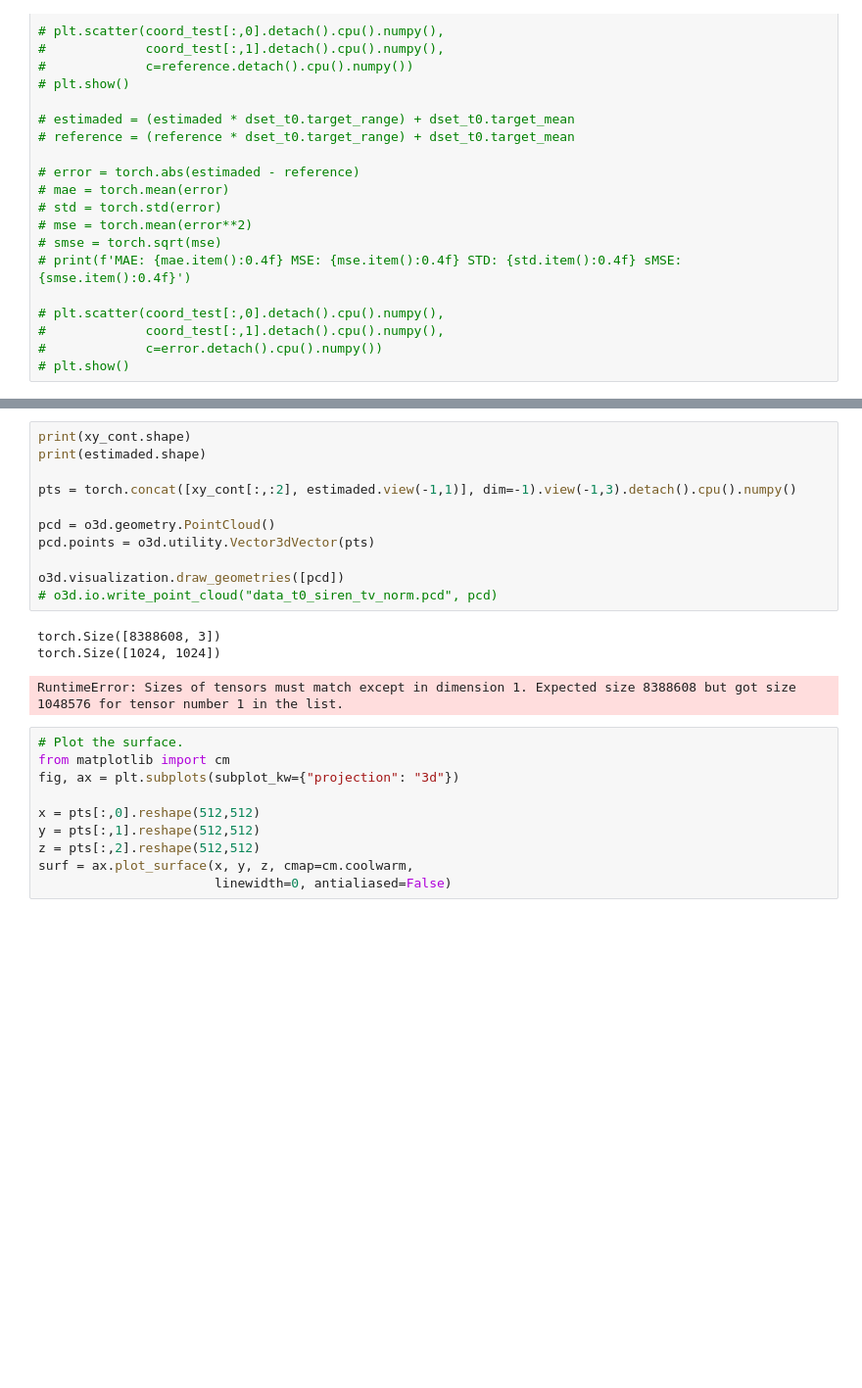
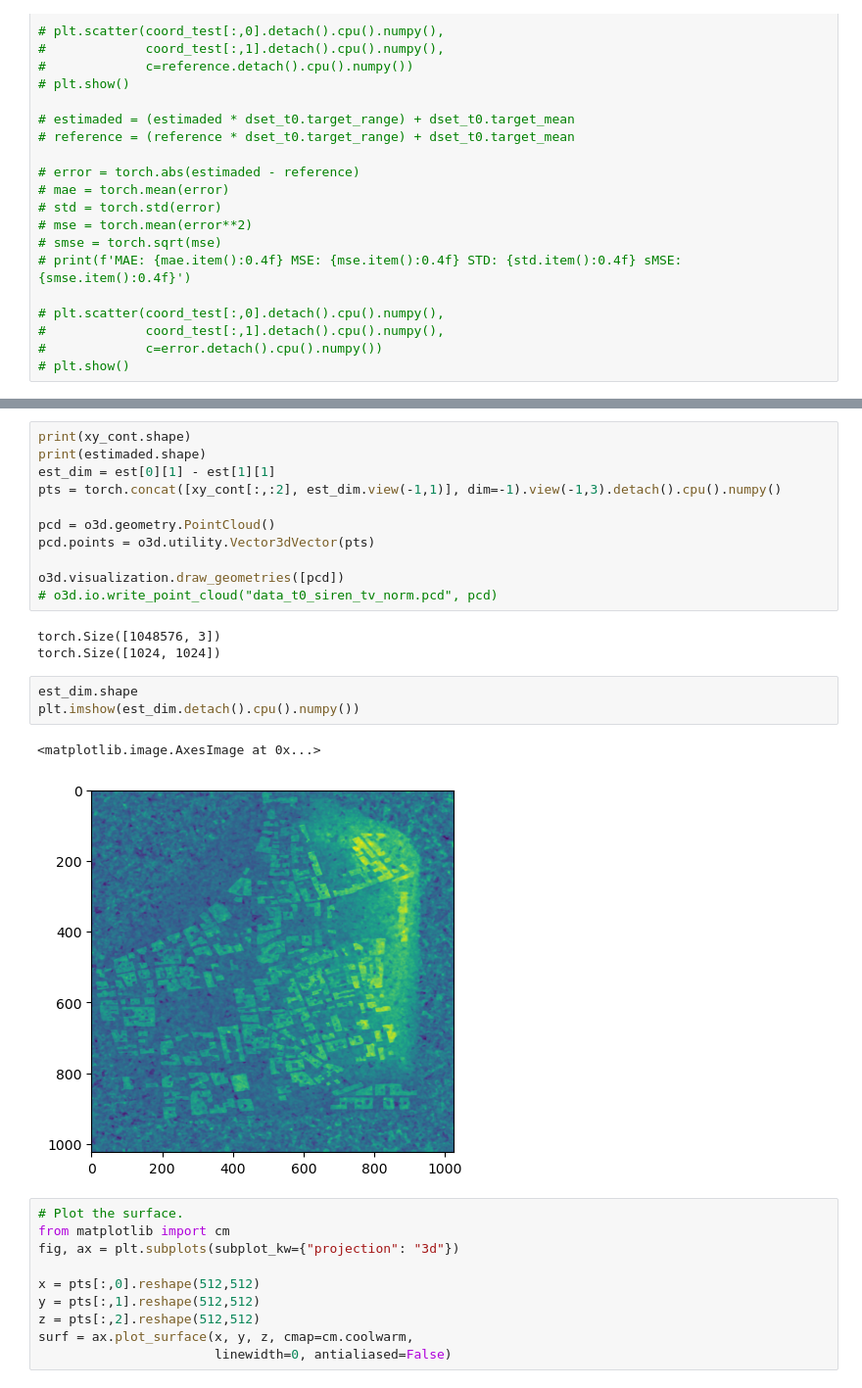
Before and after one commit to PeterJackNaylor/NN-4-change-detection, a Jupyter notebook: python/notebooks/[Sandbox,FullData] SIREN.ipynb, the cells around one changed output, grey strips where cells are left out. Shown at 98% size. Cells and saved outputs as stored; diff of their text form; blank space fills up the shorter version.

```diff
--- a/python/notebooks/[Sandbox,FullData] SIREN.ipynb
+++ b/python/notebooks/[Sandbox,FullData] SIREN.ipynb
@@ -395,8 +394,8 @@ tensor(115.5630)
 # %%
 print(xy_cont.shape)
 print(estimaded.shape)
-
-pts = torch.concat([xy_cont[:,:2], estimaded.view(-1,1)], dim=-1).view(-1,3).detach().cpu().numpy()
+est_dim = est[0][1] - est[1][1]
+pts = torch.concat([xy_cont[:,:2], est_dim.view(-1,1)], dim=-1).view(-1,3).detach().cpu().numpy()
 
 pcd = o3d.geometry.PointCloud()
 pcd.points = o3d.utility.Vector3dVector(pts)
@@ -404,9 +403,14 @@ pcd.points = o3d.utility.Vector3dVector(pts)
 o3d.visualization.draw_geometries([pcd])
 # o3d.io.write_point_cloud("data_t0_siren_tv_norm.pcd", pcd)
 # %% [output]
-torch.Size([8388608, 3])
+torch.Size([1048576, 3])
 torch.Size([1024, 1024])
-RuntimeError: Sizes of tensors must match except in dimension 1. Expected size 8388608 but got size 1048576 for tensor number 1 in the list.
+# %%
+est_dim.shape
+plt.imshow(est_dim.detach().cpu().numpy())
+# %% [output]
+<matplotlib.image.AxesImage at 0x...>
+[figure, added]
 # %%
 # Plot the surface.
 from matplotlib import cm
```
Also changed, not shown: parts of 5 cells of this notebook, 1 other file.
